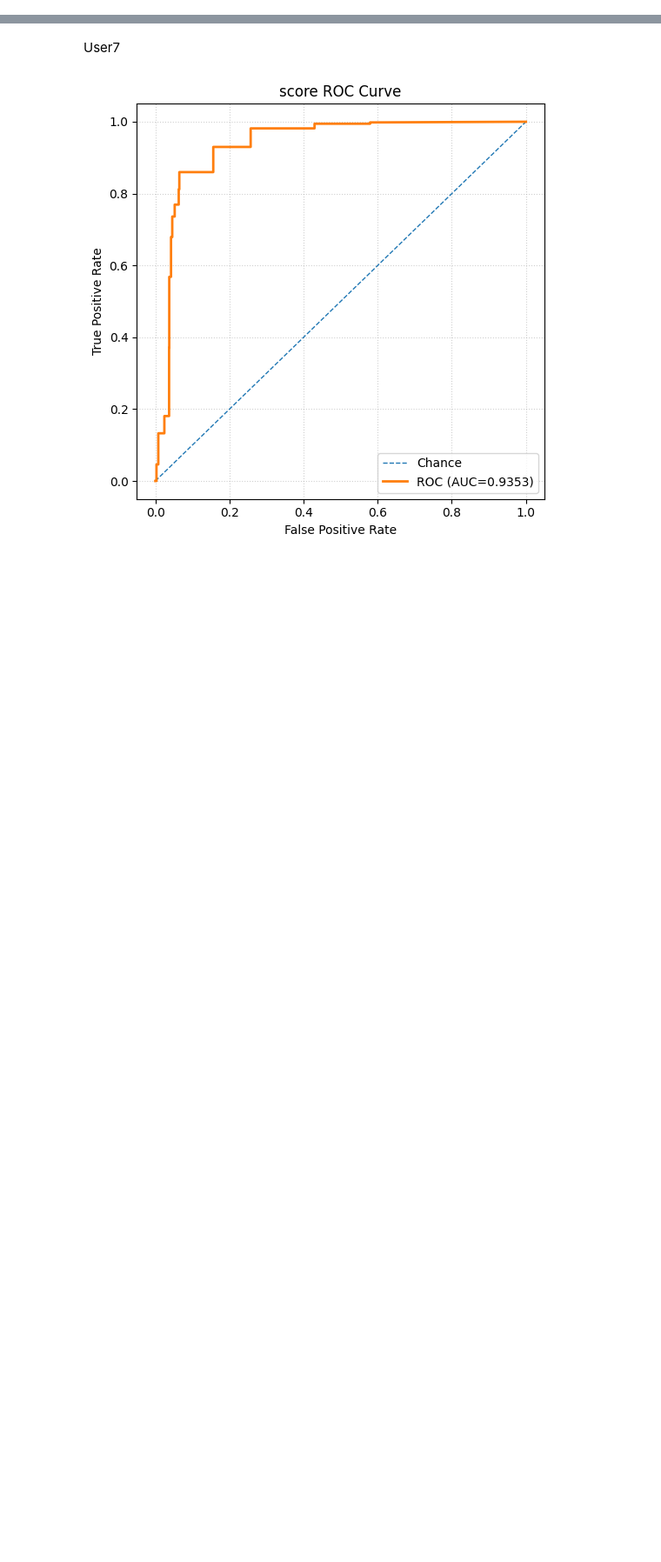
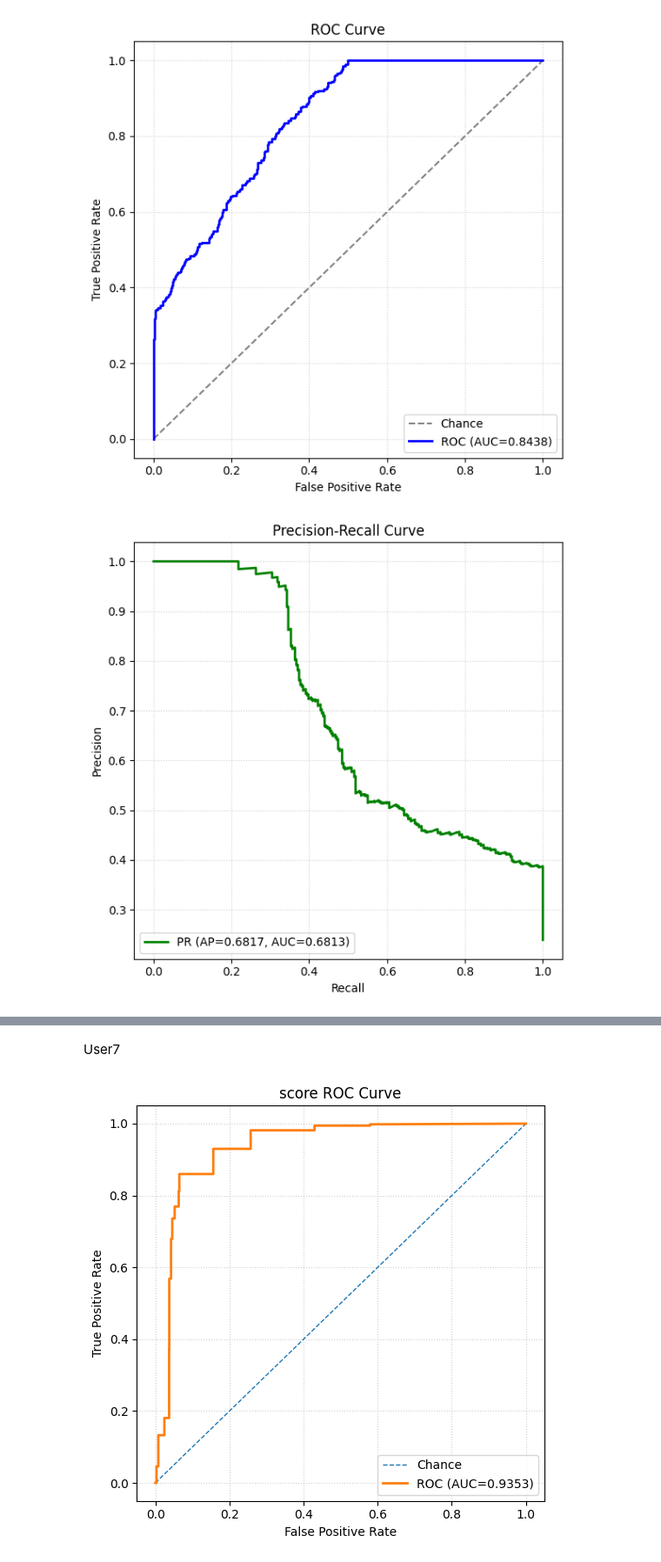
Before and after one commit to security-privacy-lab/online-anomaly-detection, a Jupyter notebook: WUIL/roc_calculation.ipynb, the cells around one changed output, grey strips where cells are left out. Shown at 87% size. Saved outputs shown, nothing was run; the diff lists cells and outputs as text; code cells hidden in the pictures; blank space fills up the shorter version.

```diff
--- a/WUIL/roc_calculation.ipynb
+++ b/WUIL/roc_calculation.ipynb
@@ -2,3 +2,80 @@
 import pandas as pd
 import matplotlib.pyplot as plt
 from sklearn.metrics import roc_curve, auc, roc_auc_score
+# %%
+from sklearn.metrics import (
+    roc_auc_score, roc_curve,
+    precision_recall_curve, average_precision_score, auc
+)
+import numpy as np
+import matplotlib.pyplot as plt
+
+file_path = "darpa_anomaly.txt"
+
+
+scores, labels = [], []
+with open(file_path, "r") as f:
+    for line in f:
+        if not line.strip():
+            continue
+        parts = line.replace(",", " ").split()
+        if len(parts) < 2:
+            continue
+        s, y = float(parts[0]), int(float(parts[1]))
+        scores.append(s)
+        labels.append(y)
+
+scores = np.array(scores, float)
+labels = np.array(labels, int)
+
+
+if len(set(labels)) < 2:
+    raise ValueError("Need at least one positive (1) and one negative (0) label for ROC-AUC.")
+
+
+roc_auc_normal = roc_auc_score(labels, scores)
+roc_auc_inverted = roc_auc_score(labels, -scores)
+roc_auc = max(roc_auc_normal, roc_auc_inverted)
+
+
+use_inverted = roc_auc_inverted > roc_auc_normal
+y_score = -scores if use_inverted else scores
+
+
+fpr, tpr, _ = roc_curve(labels, y_score)
+plt.figure(figsize=(6,6))
+plt.plot([0,1],[0,1],'--', color='gray', label='Chance')
+plt.plot(fpr, tpr, color='blue', lw=2, label=f"ROC (AUC={roc_auc:.4f})")
+plt.xlabel("False Positive Rate")
+plt.ylabel("True Positive Rate")
+plt.title("ROC Curve")
+plt.legend(loc="lower right")
+plt.grid(True, linestyle=":", alpha=0.6)
+plt.tight_layout()
+plt.show()
+
+
+prec, rec, _ = precision_recall_curve(labels, y_score)
+ap = average_precision_score(labels, y_score)
+pr_auc = auc(rec, prec)
+
+# Note : AP stands for Average Precision.
+plt.figure(figsize=(6,6))
+plt.plot(rec, prec, color='green', lw=2,
+         label=f"PR (AP={ap:.4f}, AUC={pr_auc:.4f})")
+plt.xlabel("Recall")
+plt.ylabel("Precision")
+plt.title("Precision-Recall Curve")
+plt.legend(loc="lower left")
+plt.grid(True, linestyle=":", alpha=0.6)
+plt.tight_layout()
+plt.show()
+
+print(f"ROC-AUC: {roc_auc:.6f}")
+print(f"(as-is: {roc_auc_normal:.6f}, inverted: {roc_auc_inverted:.6f})")
+print(f"Average Precision (AP): {ap:.6f}")
+print(f"PR-AUC (trapz): {pr_auc:.6f}")
+print(f"Positives: {labels.sum()} / {len(labels)} (prevalence={labels.mean():.4f})")
+# %% [output]
+[figure, added]
+[figure, added]
```
Also changed, not shown: parts of 6 cells of this notebook.
